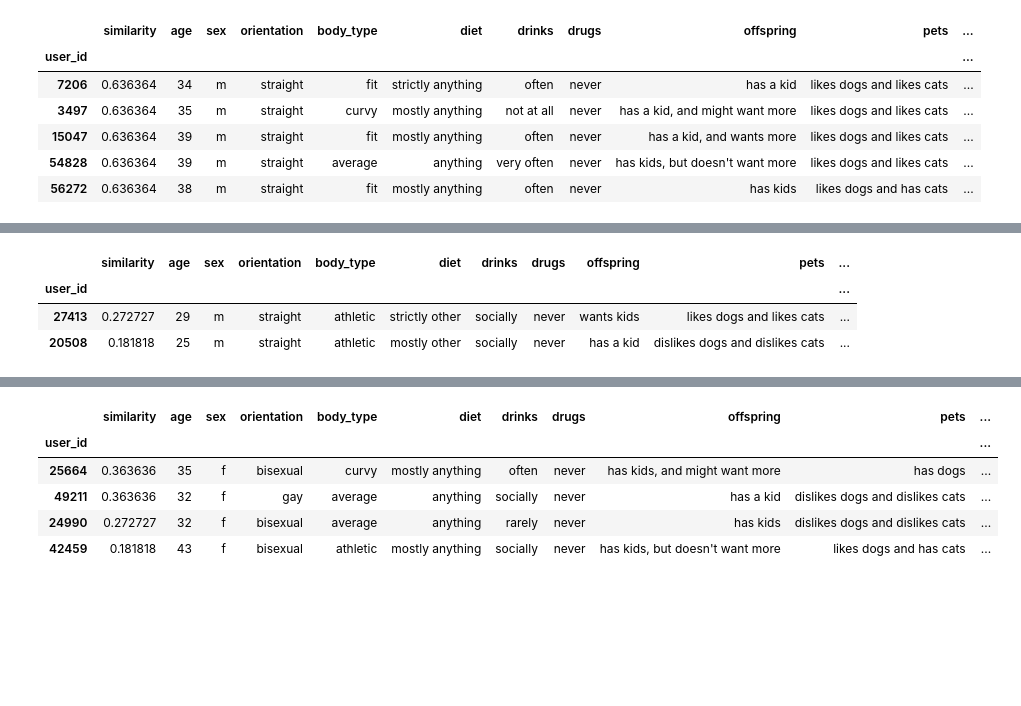
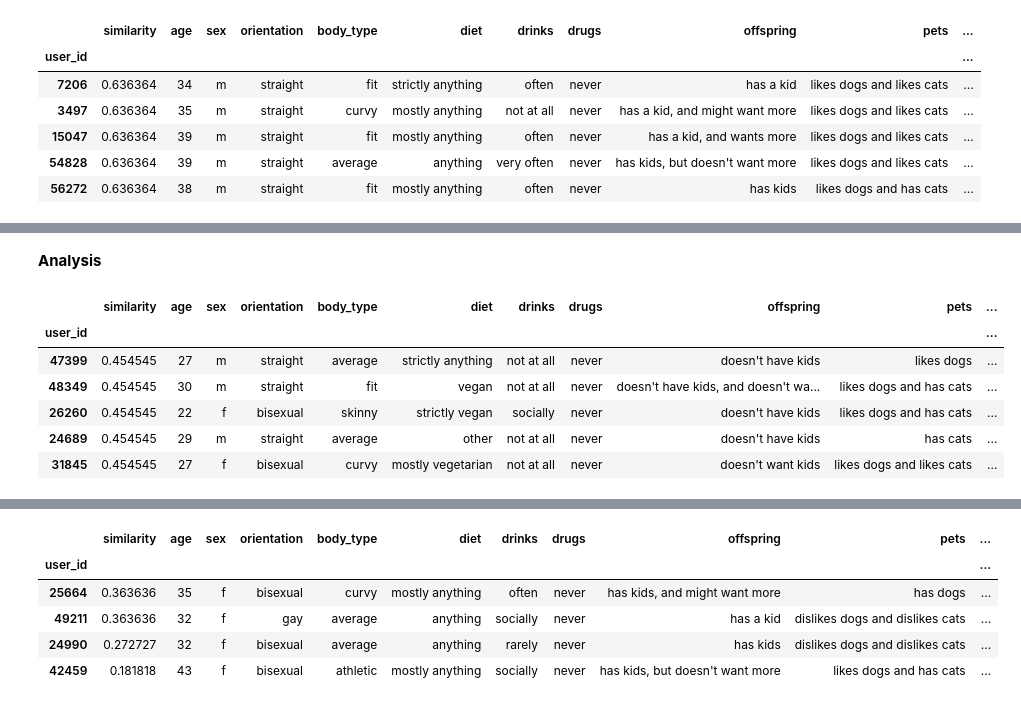
Before and after one commit to vleong1/capstone_proj, a Jupyter notebook: 08_more-matches.ipynb, the cells around one changed output, grey strips where cells are left out. Saved outputs shown, nothing was run; the diff lists cells and outputs as text; code cells hidden in the pictures; blank space fills up the shorter version.

```diff
--- a/08_more-matches.ipynb
+++ b/08_more-matches.ipynb
@@ -111,0 +95,2 @@ invalue_df
+# %%
+orientation_df = orientation('gay/bi', 'f', religion10, lowest_age10, highest_age10)
@@ -111,0 +118,22 @@ invalue_df
+# %%
+# concat to encode in same fashion
+df = pd.concat([orientation_df, invalue_df])
+
+# ohe
+df_encoded = OneHotEncoder(use_cat_names = True).fit_transform(df)
+
+# X
+cosine_input = pd.DataFrame(df_encoded.iloc[-1]).T
+
+# Y
+df_encoded.drop(df_encoded.tail(1).index, inplace = True)
+
+similarity = cosine_similarity(cosine_input, df_encoded)
+
+top5 = pd.DataFrame(similarity.tolist()[0], columns = ['similarity'], index = df_encoded.index).sort_values(by = 'similarity', ascending = False).iloc[:5]
+
+results = pd.DataFrame(columns = cupid.columns)
+for i in top5.index:
+    results = results.append(pd.DataFrame(cupid.loc[i]).T)
+
+results
@@ -223,3 +202,19 @@ orientation = orientation('bisexual', 'f', religion5, lowest_age5, highest_age5)
 | 59215 | 26 | m | bisexual | fit | other | no | sometimes | doesn't have kids | likes dogs and cats | buddhism | ... |
 | 59855 | 25 | m | straight | fit | anything | sometimes | no | doesn't have kids | likes dogs and cats | buddhism | ... |
 139 rows × 11 columns
+# %%
+orientation_df = cupid_df[(((cupid_df['sex'] == 'f') & (cupid_df['orientation'] == 'straight')) | ((cupid_df['sex'] == 'f') & (cupid_df['orientation'] == 'bisexual'))) \
+                & (cupid_df['religion'] == religion13) & (cupid_df['age'] >= lowest_age13) & (cupid_df['age'] <= highest_age13)].head()
+# %%
+if "doesn't have kid(s), but wants kid(s)" in invalue_df['offspring'].unique():
+    orientation_df = orientation_df[(orientation_df['offspring'] == "has kid(s)") | (orientation_df['offspring'] == "has kid(s) and wants more") | \
+                                    (orientation_df['offspring'] == "has kid(s), but doesn't want more")]
+elif "doesn't have kids, and doesn't want any" in invalue_df['offspring'].unique():
+    orientation_df = orientation_df[(orientation_df['offspring'] == "doesn't have kids") | (orientation_df['offspring'] == "doesn't want kids") | \
+                                    (orientation_df['offspring'] == "doesn't have kids, and doesn't want any")]
+elif "has kid(s), but doesn't want more" in invalue_df['offspring'].unique():
+    orientation_df = orientation_df[(orientation_df['offspring'] == "doesn't have kids") | (orientation_df['offspring'] == "doesn't have kid(s), but wants kid(s)") | \
+                                    (orientation_df['offspring'] == "wants kid(s)")]
+elif "has kid(s) and wants more" in invalue_df['offspring'].unique():
+    orientation_df = orientation_df[(orientation_df['offspring'] == "has kid(s)") | (orientation_df['offspring'] == "has kid(s) and wants more") | \
+                                        (orientation_df['offspring'] == "wants kid(s)")]
@@ -690,18 +807,22 @@ lover_recommender_test8(invalue2, religion2, lowest_age2, highest_age2)
+# %% [markdown]
+**Analysis**
 # %%
 # bisexual female
 
-invalue5 = ['26', 'f', 'bisexual', 'full figured', 'anything', 'no', 'no', "has kid(s) and wants more", 'likes dogs and cats', "buddhism", 'yes']
+invalue5 = ['26', 'f', 'bisexual', 'average', 'vegan', 'no', 'no', "doesn't have kids, and doesn't want any", 'likes cats', "buddhism", 'yes']
 highest_age5 = 30
 lowest_age5 = 22
 religion5 = "buddhism"
 
-matches = lover_recommender_test8(invalue5, religion5, lowest_age5, highest_age5)
-matches
+lover_recommender_test8(invalue5, religion5, lowest_age5, highest_age5)
 # %% [output]
 |  | similarity | age | sex | orientation | body_type | diet | drinks | drugs | offspring | pets | ... |
 | user_id |  |  |  |  |  |  |  |  |  |  | ... |
-| 27413 | 0.272727 | 29 | m | straight | athletic | strictly other | socially | never | wants kids | likes dogs and likes cats | ... |
-| 20508 | 0.181818 | 25 | m | straight | athletic | mostly other | socially | never | has a kid | dislikes dogs and dislikes cats | ... |
+| 47399 | 0.454545 | 27 | m | straight | average | strictly anything | not at all | never | doesn't have kids | likes dogs | ... |
+| 48349 | 0.454545 | 30 | m | straight | fit | vegan | not at all | never | doesn't have kids, and doesn't wa... | likes dogs and has cats | ... |
+| 26260 | 0.454545 | 22 | f | bisexual | skinny | strictly vegan | socially | never | doesn't have kids | likes dogs and has cats | ... |
+| 24689 | 0.454545 | 29 | m | straight | average | other | not at all | never | doesn't have kids | has cats | ... |
+| 31845 | 0.454545 | 27 | f | bisexual | curvy | mostly vegetarian | not at all | never | doesn't want kids | likes dogs and likes cats | ... |
 # %%
 # returning additional profiles based on any of the ones the user liked
 
```
Also changed, not shown: parts of 41 cells of this notebook, 6 other files.
